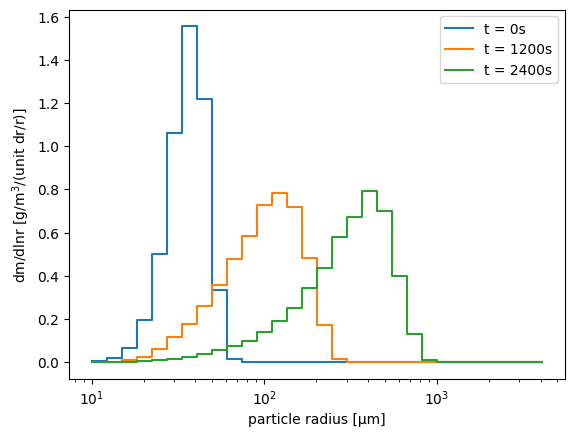
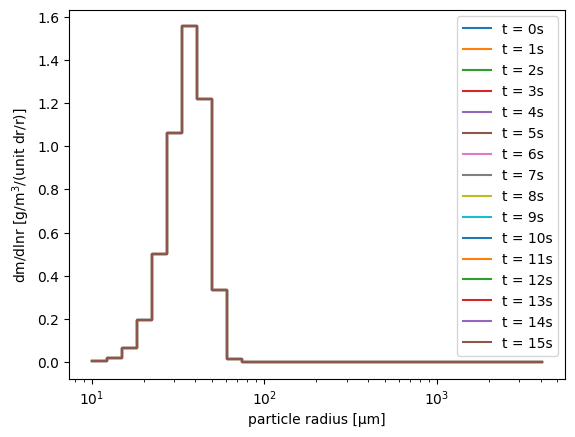
Unified diff of the notebook cell whose output changed from the first chart to the second:
--- before
+++ after
@@ -4,7 +4,11 @@
 
 def run_sim():
-    for step in [0, 1200, 2400]:
-    # for step in [0, 1, 10, 15, 100]:
+    # for step in [0]: #, 1200, 2400, 3600]:
     # for step in [0, 10]: # , 2400, 3600]:
+    # for step in [0, 10, 100, 500]:
+    for step in [0, 1, 2, 3, 4, 5, 6, 7, 8, 9, 10, 11, 12, 13, 14, 15]:
+        # print(f"\n----------------------STEP: {step}--------------------------")
+        # print(f"{type(particulator.attributes['volume'].data)=}")
+        # print(f"{type(particulator.attributes['multiplicity'].data)=}")
 
         particulator.run(step - particulator.n_steps)
@@ -23,4 +27,10 @@
     pyplot.savefig('readme.png')
 
+
+jax.config.update("jax_log_compiles", True)
+jax.config.update("jax_explain_cache_misses", True)
+jax.config.update("jax_dump_ir_to", "/tmp/jax_ir")  # or "sponge"
+jax.config.update("jax_dump_ir_modes", "eqn_count_pprof")
+# with jax.disable_jit():
 run_sim()
 # jax.profiler.stop_trace()

Commit: 1806 local work